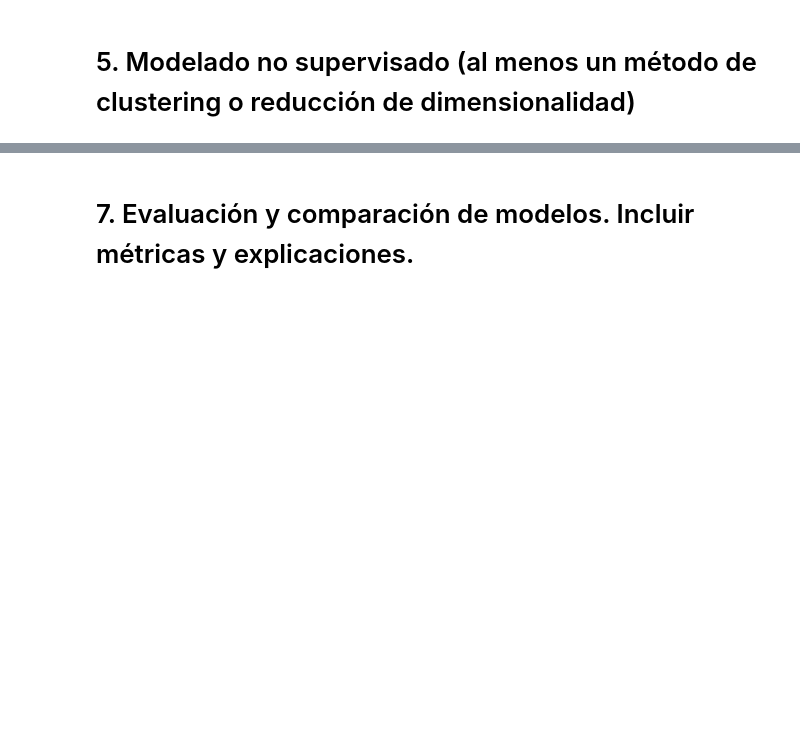
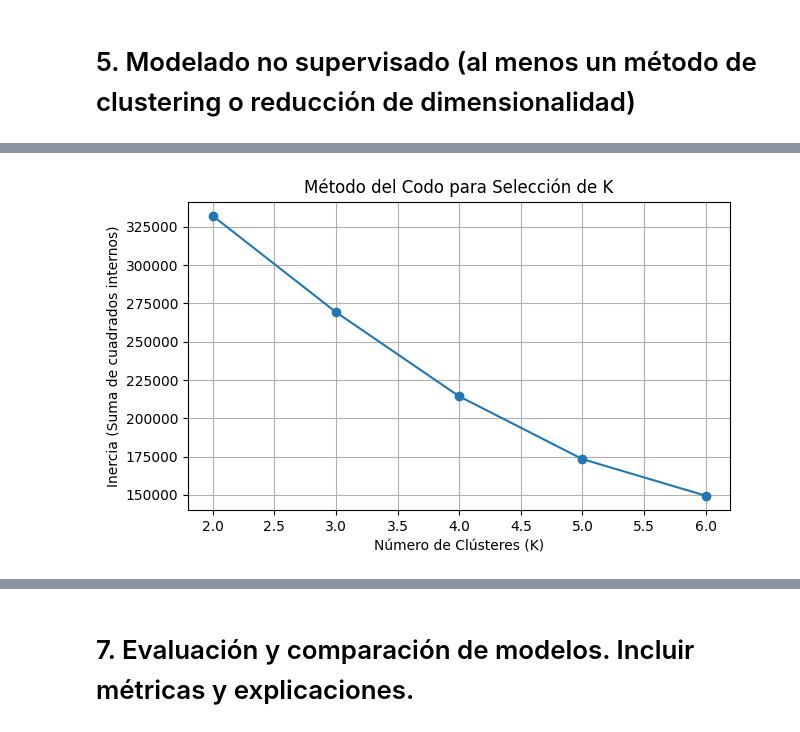
Before and after one commit to MaAlejandraM/Parcial_2_programacion_ciencia_datos, a Jupyter notebook: probando_ev_2.ipynb, the cells around one changed output, grey strips where cells are left out. Drawn from its saved outputs; the diff is of its cells as text; code cells hidden in the pictures; blank space fills up the shorter version.

```diff
--- a/probando_ev_2.ipynb
+++ b/probando_ev_2.ipynb
@@ -544,0 +607,21 @@ Varianza total acumulada por ambas componentes: 76.66%
+# %%
+# Encontrar el número óptimo de clústeres (Método del Codo)
+inercia = []
+valores_k = range(2, 7)
+
+for k in valores_k:
+    kmeans_test = KMeans(n_clusters=k, random_state=RANDOM_STATE, n_init=10)
+    # Usar el DataFrame ya imputado desde el paso de PCA para evitar NaNs
+    kmeans_test.fit(X_ns_scaled_imputed)
+    inercia.append(kmeans_test.inertia_)
+
+# Graficar el método del codo
+plt.figure(figsize=(7, 4))
+plt.plot(valores_k, inercia, marker='o')
+plt.xlabel('Número de Clústeres (K)')
+plt.ylabel('Inercia (Suma de cuadrados internos)')
+plt.title('Método del Codo para Selección de K')
+plt.grid(True)
+plt.show()
+# %% [output]
+[figure, added]
```
Also changed, not shown: parts of 66 cells of this notebook.
